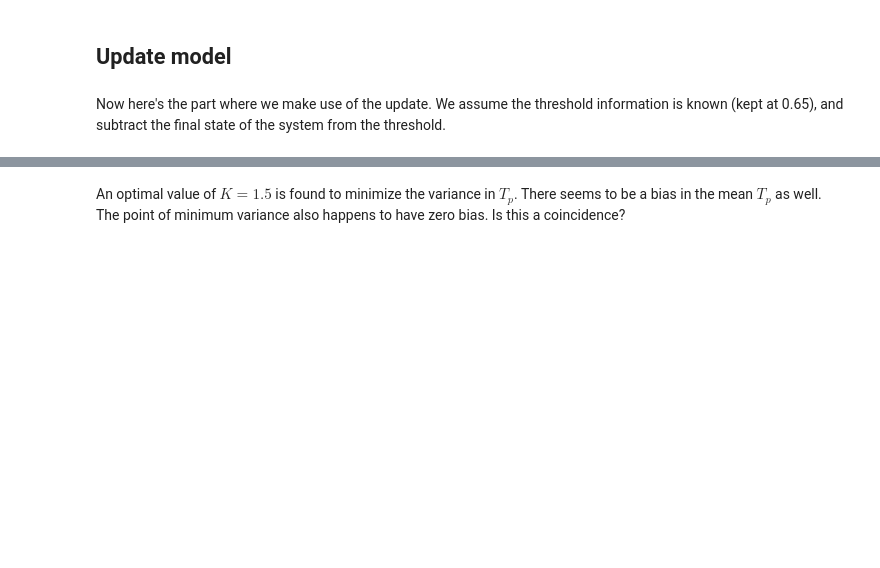
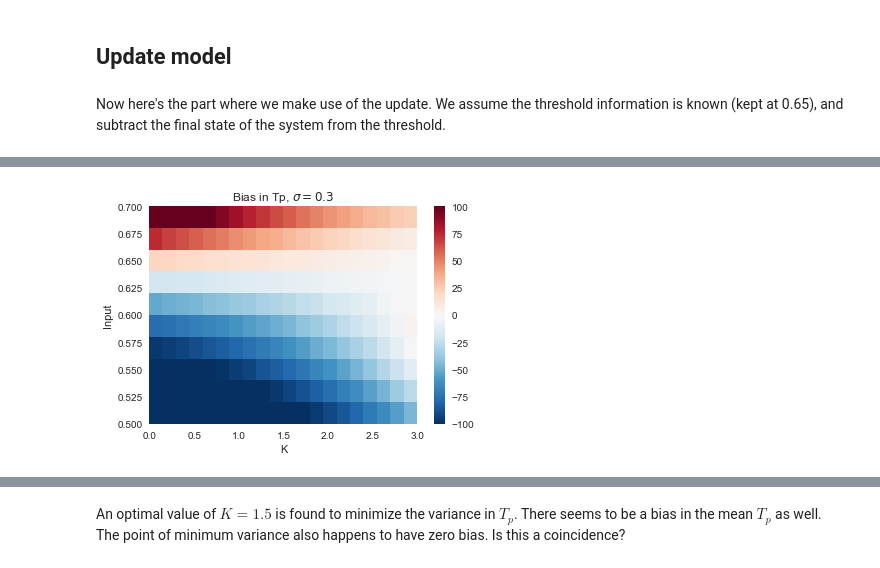
Before and after one commit to jazlab/SE_NL_MJ_2020, a Jupyter notebook: two_neuron_cascade.ipynb, the cells around one changed output, grey strips where cells are left out. Drawn from its saved outputs; the diff is of its cells as text; code cells hidden in the pictures; blank space fills up the shorter version.

```diff
--- a/two_neuron_cascade.ipynb
+++ b/two_neuron_cascade.ipynb
@@ -373,0 +399,11 @@ for K in [1.5]:
+# %%
+plt.imshow(np.flipud(meanlst - 400), cmap='RdBu_r', aspect='auto', \
+           vmin = -100, vmax=100, extent=[0, 3, 0.5, 0.7])
+plt.grid(False)
+plt.colorbar()
+plt.xlabel('K')
+plt.ylabel('Input')
+plt.title(r'Bias in Tp, $\sigma=0.3$')
+save_safe('bias_two_modules_sigma_0_3.pdf')
+# %% [output]
+[figure, added]
```
Also changed, not shown: parts of 21 cells of this notebook.
